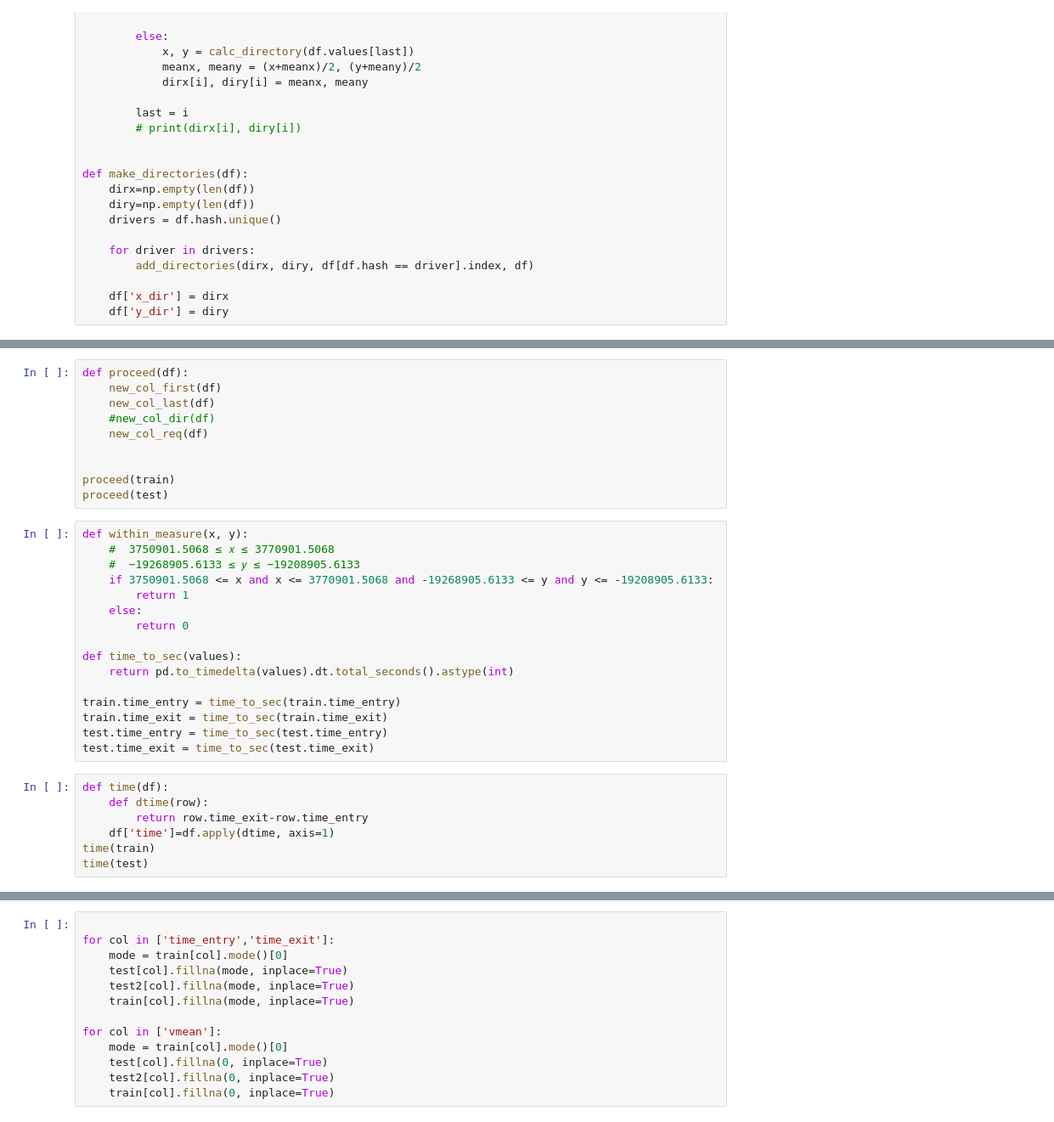
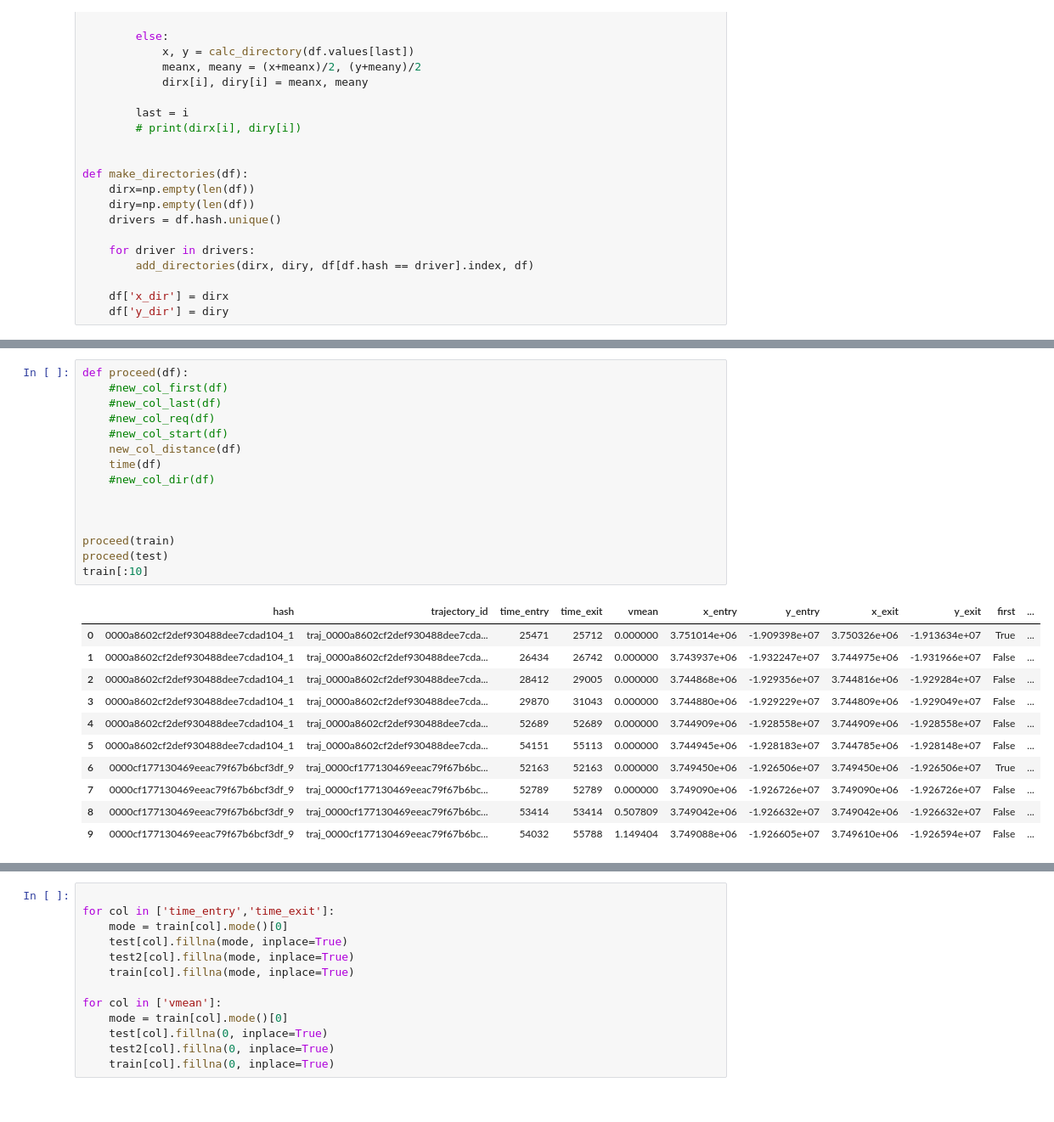
Before and after one commit to jkpawlowski96/EY_smartcity, a Jupyter notebook: EY.ipynb, the cells around one changed output, grey strips where cells are left out. Shown at 85% size. Drawn from its saved outputs; the diff is of its cells as text.

```diff
--- a/EY.ipynb
+++ b/EY.ipynb
@@ -168,33 +244,27 @@ def new_col_req(df):
 # %%
 def proceed(df):
-    new_col_first(df)
-    new_col_last(df)
+    #new_col_first(df)
+    #new_col_last(df)
+    #new_col_req(df)
+    #new_col_start(df)
+    new_col_distance(df)
+    time(df)
     #new_col_dir(df)
-    new_col_req(df)
+
 
 
 proceed(train)
 proceed(test)
+train[:10]
+# %% [output]
+|  | hash | trajectory_id | time_entry | time_exit | vmean | x_entry | y_entry | x_exit | y_exit | first | ... |
+| 0 | 0000a8602cf2def930488dee7cdad104_1 | traj_0000a8602cf2def930488dee7cda... | 25471 | 25712 | 0.000000 | 3.751014e+06 | -1.909398e+07 | 3.750326e+06 | -1.913634e+07 | True | ... |
+| 1 | 0000a8602cf2def930488dee7cdad104_1 | traj_0000a8602cf2def930488dee7cda... | 26434 | 26742 | 0.000000 | 3.743937e+06 | -1.932247e+07 | 3.744975e+06 | -1.931966e+07 | False | ... |
+| 2 | 0000a8602cf2def930488dee7cdad104_1 | traj_0000a8602cf2def930488dee7cda... | 28412 | 29005 | 0.000000 | 3.744868e+06 | -1.929356e+07 | 3.744816e+06 | -1.929284e+07 | False | ... |
+| 3 | 0000a8602cf2def930488dee7cdad104_1 | traj_0000a8602cf2def930488dee7cda... | 29870 | 31043 | 0.000000 | 3.744880e+06 | -1.929229e+07 | 3.744809e+06 | -1.929049e+07 | False | ... |
+| 4 | 0000a8602cf2def930488dee7cdad104_1 | traj_0000a8602cf2def930488dee7cda... | 52689 | 52689 | 0.000000 | 3.744909e+06 | -1.928558e+07 | 3.744909e+06 | -1.928558e+07 | False | ... |
+| 5 | 0000a8602cf2def930488dee7cdad104_1 | traj_0000a8602cf2def930488dee7cda... | 54151 | 55113 | 0.000000 | 3.744945e+06 | -1.928183e+07 | 3.744785e+06 | -1.928148e+07 | False | ... |
+| 6 | 0000cf177130469eeac79f67b6bcf3df_9 | traj_0000cf177130469eeac79f67b6bc... | 52163 | 52163 | 0.000000 | 3.749450e+06 | -1.926506e+07 | 3.749450e+06 | -1.926506e+07 | True | ... |
+| 7 | 0000cf177130469eeac79f67b6bcf3df_9 | traj_0000cf177130469eeac79f67b6bc... | 52789 | 52789 | 0.000000 | 3.749090e+06 | -1.926726e+07 | 3.749090e+06 | -1.926726e+07 | False | ... |
+| 8 | 0000cf177130469eeac79f67b6bcf3df_9 | traj_0000cf177130469eeac79f67b6bc... | 53414 | 53414 | 0.507809 | 3.749042e+06 | -1.926632e+07 | 3.749042e+06 | -1.926632e+07 | False | ... |
+| 9 | 0000cf177130469eeac79f67b6bcf3df_9 | traj_0000cf177130469eeac79f67b6bc... | 54032 | 55788 | 1.149404 | 3.749088e+06 | -1.926605e+07 | 3.749610e+06 | -1.926594e+07 | False | ... |
-# %%
-def within_measure(x, y):
-    #  3750901.5068 ≤ 𝑥 ≤ 3770901.5068
-    #  −19268905.6133 ≤ 𝑦 ≤ −19208905.6133
-    if 3750901.5068 <= x and x <= 3770901.5068 and -19268905.6133 <= y and y <= -19208905.6133:
-        return 1
-    else:
-        return 0
-
-def time_to_sec(values):
-    return pd.to_timedelta(values).dt.total_seconds().astype(int)
-
-train.time_entry = time_to_sec(train.time_entry)
-train.time_exit = time_to_sec(train.time_exit)
-test.time_entry = time_to_sec(test.time_entry)
-test.time_exit = time_to_sec(test.time_exit)
-# %%
-def time(df):
-    def dtime(row):
-        return row.time_exit-row.time_entry
-    df['time']=df.apply(dtime, axis=1)
-time(train)
-time(test)
```
Also changed, not shown: parts of 16 cells of this notebook, 2 other files.
